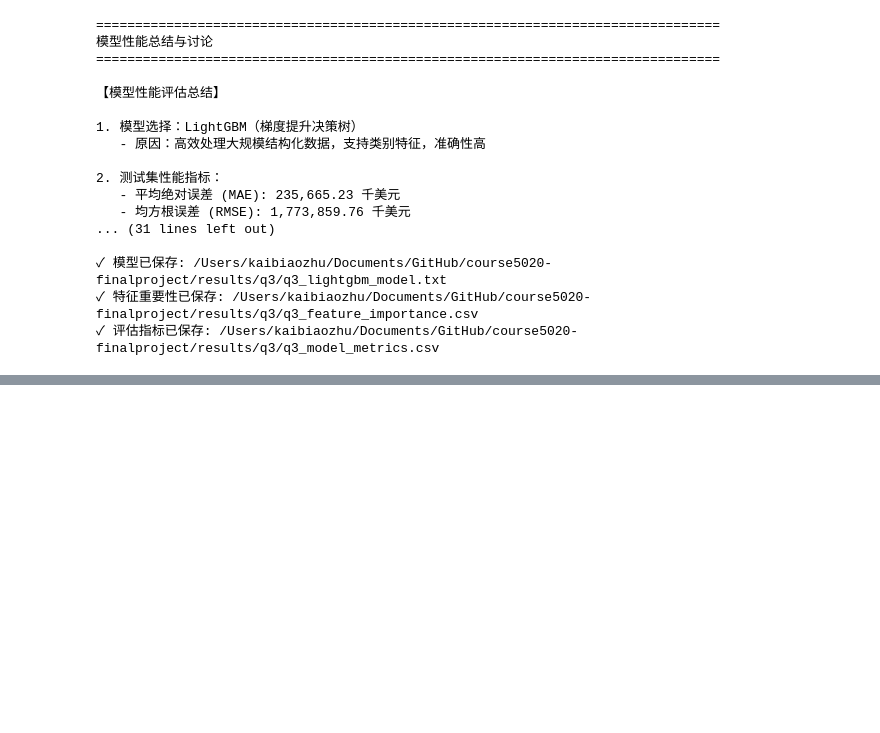
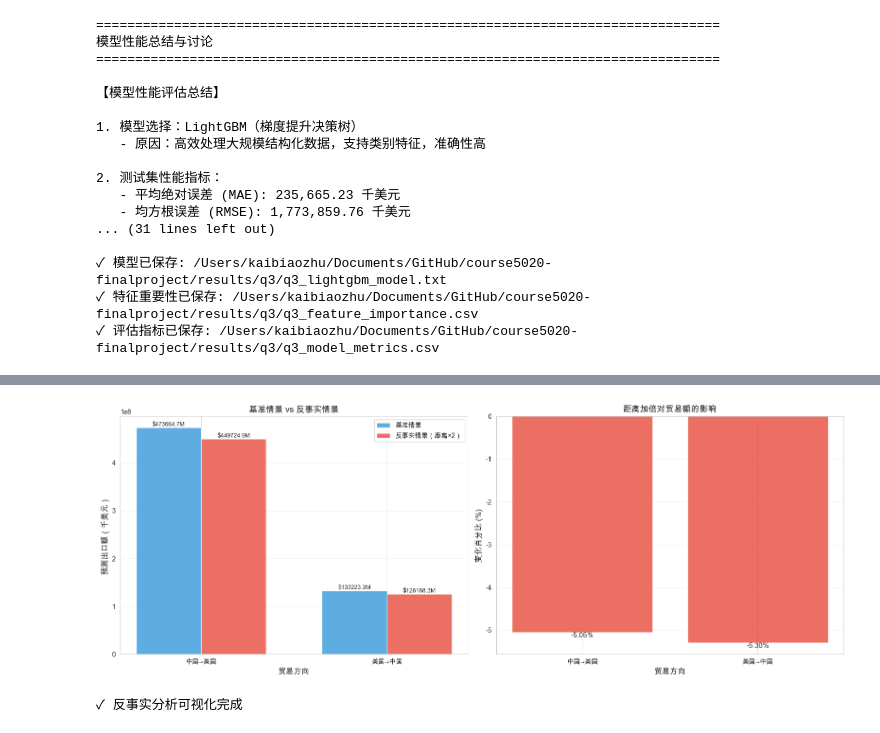
Before and after one commit to George-hardworking/course5020-finalproject, a Jupyter notebook: scripts/q3.ipynb, the cells around one changed output, grey strips where cells are left out. Saved outputs shown, nothing was run; the diff lists cells and outputs as text; code cells hidden in the pictures; blank space fills up the shorter version.

```diff
--- a/scripts/q3.ipynb
+++ b/scripts/q3.ipynb
@@ -1295,0 +1839,70 @@ print(f"✓ 评估指标已保存: {metrics_file}")
+# %%
+# 可视化反事实分析结果
+if china_code and usa_code and len(cn_us_data) > 0:
+    fig, axes = plt.subplots(1, 2, figsize=(16, 6))
+
+    # 1. 基准 vs 反事实对比
+    ax1 = axes[0]
+
+    directions = []
+    baseline_values = []
+    counterfactual_values = []
+
+    for idx in range(len(cn_us_data)):
+        exp = cn_us_data.iloc[idx]['exporter']
+        direction = "中国→美国" if exp == china_code else "美国→中国"
+        directions.append(direction)
+        baseline_values.append(y_cn_us_baseline_pred[idx])
+        counterfactual_values.append(y_cn_us_counterfactual_pred[idx])
+
+    x = np.arange(len(directions))
+    width = 0.35
+
+    bars1 = ax1.bar(x - width/2, baseline_values, width, label='基准情景', color='#3498db', alpha=0.8)
+    bars2 = ax1.bar(x + width/2, counterfactual_values, width, label='反事实情景（距离×2）', color='#e74c3c', alpha=0.8)
+
+    ax1.set_xlabel('贸易方向', fontsize=12)
+    ax1.set_ylabel('预测出口额（千美元）', fontsize=12)
+    ax1.set_title('基准情景 vs 反事实情景', fontsize=13, fontweight='bold')
+    ax1.set_xticks(x)
+    ax1.set_xticklabels(directions)
+    ax1.legend()
+    ax1.grid(axis='y', alpha=0.3)
+
+    # 在柱状图上添加数值
+    for bar in bars1:
+        height = bar.get_height()
+        ax1.text(bar.get_x() + bar.get_width()/2., height,
+                f'${height/1000:.1f}M', ha='center', va='bottom', fontsize=9)
+
+    for bar in bars2:
+        height = bar.get_height()
+        ax1.text(bar.get_x() + bar.get_width()/2., height,
+                f'${height/1000:.1f}M', ha='center', va='bottom', fontsize=9)
+
+    # 2. 变化百分比
+    ax2 = axes[1]
+
+    pct_changes = [(cf - bl) / bl * 100 for bl, cf in zip(baseline_values, counterfactual_values)]
+    colors = ['#e74c3c' if pc < 0 else '#2ecc71' for pc in pct_changes]
+
+    bars = ax2.bar(directions, pct_changes, color=colors, alpha=0.8)
+    ax2.axhline(y=0, color='black', linestyle='-', linewidth=0.8)
+    ax2.set_xlabel('贸易方向', fontsize=12)
+    ax2.set_ylabel('变化百分比 (%)', fontsize=12)
+    ax2.set_title('距离加倍对贸易额的影响', fontsize=13, fontweight='bold')
+    ax2.grid(axis='y', alpha=0.3)
+
+    # 在柱状图上添加百分比
+    for bar, pc in zip(bars, pct_changes):
+        height = bar.get_height()
+        ax2.text(bar.get_x() + bar.get_width()/2., height,
+                f'{pc:+.2f}%', ha='center', va='bottom' if height > 0 else 'top', fontsize=11, fontweight='bold')
+
+    plt.tight_layout()
+    plt.show()
+
+    print("\n✓ 反事实分析可视化完成")
+# %% [output]
+[figure, added]
+✓ 反事实分析可视化完成
```
Also changed, not shown: parts of 21 cells of this notebook.
